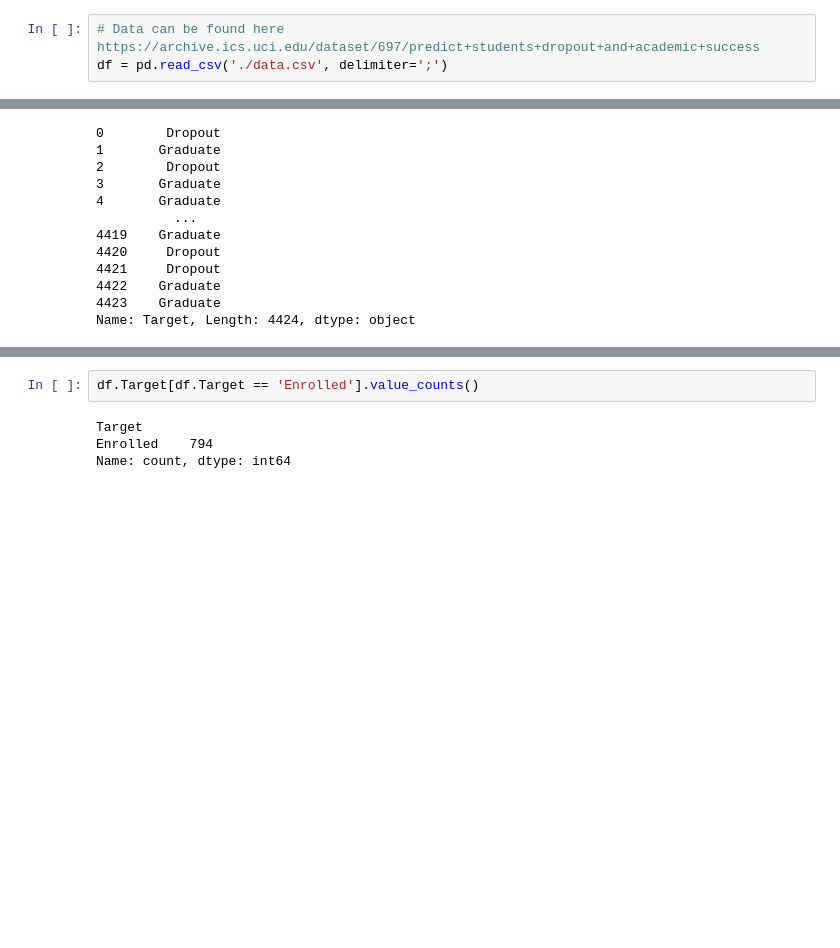
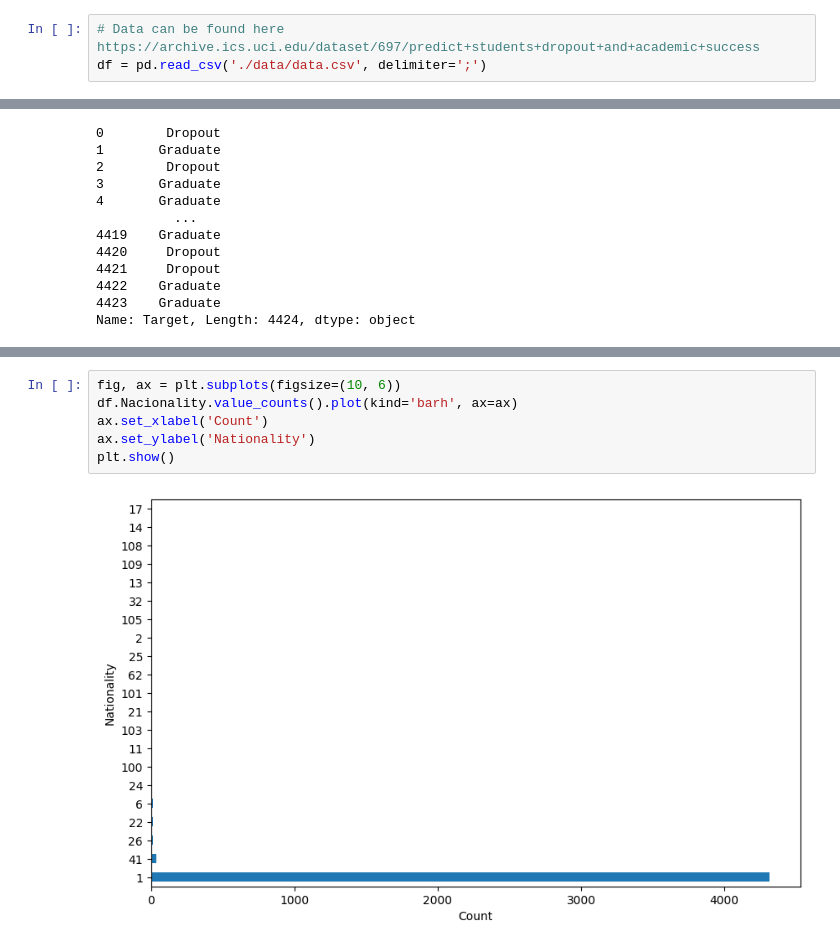
Before and after one commit to bktakacs/Student-Academic-Outcome-Prediction-Capstone, a Jupyter notebook: eda_c2.ipynb, the cells around one changed output, grey strips where cells are left out. Cells and saved outputs as stored; diff of their text form; blank space fills up the shorter version.

```diff
--- a/eda_c2.ipynb
+++ b/eda_c2.ipynb
@@ -11,7 +14,7 @@ import os
 ### __Load Data__
 # %%
 # Data can be found here https://archive.ics.uci.edu/dataset/697/predict+students+dropout+and+academic+success
-df = pd.read_csv('./data.csv', delimiter=';')
+df = pd.read_csv('./data/data.csv', delimiter=';')
 # %%
 df.head()
 # %% [output]
@@ -70,7 +121,9 @@ Marital status
 Name: count, dtype: int64
-# %%
-df.Target[df.Target == 'Enrolled'].value_counts()
-# %% [output]
-Target
-Enrolled    794
-Name: count, dtype: int64
+# %%
+fig, ax = plt.subplots(figsize=(10, 6))
+df.Nacionality.value_counts().plot(kind='barh', ax=ax)
+ax.set_xlabel('Count')
+ax.set_ylabel('Nationality')
+plt.show()
+# %% [output]
+[figure, added]
```
Also changed, not shown: parts of 13 cells of this notebook.
